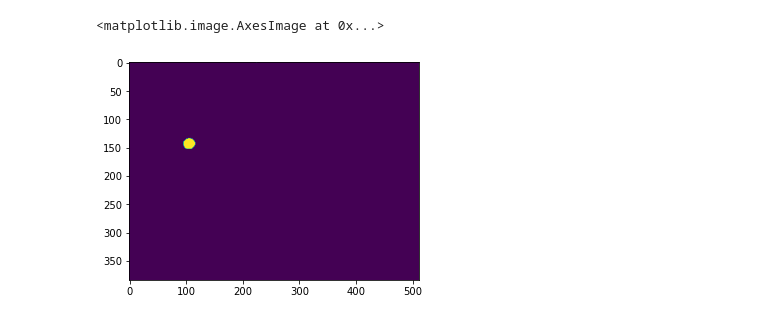
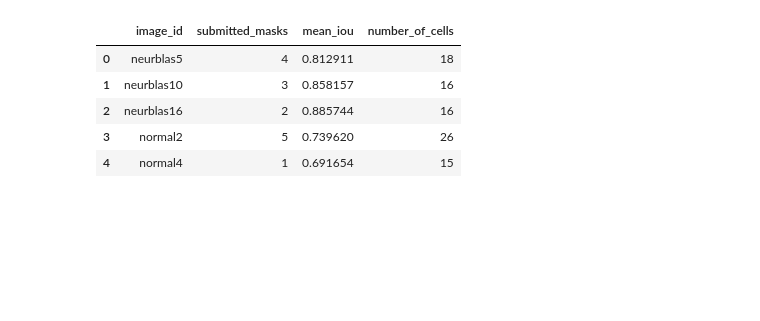
Before and after one commit to soupwaylee/masters-thesis-grabcut-cp-evaluation, a Jupyter notebook: mask_eval.ipynb, the cells around one changed output. Cells and saved outputs as stored; diff of their text form; code cells hidden in the pictures; blank space fills up the shorter version.

Commit message:
Compute mean IoU of participant masks for Kromp dataset images

```diff
--- a/mask_eval.ipynb
+++ b/mask_eval.ipynb
@@ -32,0 +75,19 @@ plt.imshow(df.iloc[0]['mask_np_arr'])
+# %%
+gt = np.load('kromp_gt.npz')
+
+neurblas5_gt = gt['neurblas5']
+neurblas10_gt = gt['neurblas10']
+neurblas16_gt = gt['neurblas16']
+normal2_gt = gt['normal2']
+normal4_gt = gt['normal4']
+# %%
+def compute_mean_iou_for_predictions(predictions, groundtruth):
+    i = np.logical_and(predictions, groundtruth)
+    u = np.logical_or(predictions, groundtruth)
+    return np.sum(i) / np.sum(u)
+# %%
+neurblas5_iou = compute_mean_iou_for_predictions(neurblas5_masks, neurblas5_gt)
+neurblas10_iou = compute_mean_iou_for_predictions(neurblas10_masks, neurblas10_gt)
+neurblas16_iou = compute_mean_iou_for_predictions(neurblas16_masks, neurblas16_gt)
+normal2_iou = compute_mean_iou_for_predictions(normal2_masks, normal2_gt)
+normal4_iou = compute_mean_iou_for_predictions(normal4_masks, normal4_gt)
@@ -32,0 +102,9 @@ plt.imshow(df.iloc[0]['mask_np_arr'])
+# %%
+overview = {
+    'image_id' : ['neurblas5', 'neurblas10', 'neurblas16', 'normal2', 'normal4'],
+    'submitted_masks': [len(neurblas5_masks), len(neurblas10_masks), len(neurblas16_masks),len(normal2_masks), len(normal4_masks)],
+    'mean_iou': [neurblas5_iou, neurblas10_iou, neurblas16_iou, normal2_iou, normal4_iou],
+    'number_of_cells': [NUMBER_OF_CELLS['Neuroblastoma_5'], NUMBER_OF_CELLS['Neuroblastoma_10'], NUMBER_OF_CELLS['Neuroblastoma_16'], NUMBER_OF_CELLS['Normal_2'], NUMBER_OF_CELLS['Normal_4']],
+}
+
+overview_df = pd.DataFrame(data=overview)
@@ -33,5 +131,12 @@ plt.imshow(df.iloc[0]['mask_np_arr'])
+# %%
+overview_df
+# %% [output]
+|  | image_id | submitted_masks | mean_iou | number_of_cells |
+| 0 | neurblas5 | 4 | 0.812911 | 18 |
+| 1 | neurblas10 | 3 | 0.858157 | 16 |
+| 2 | neurblas16 | 2 | 0.885744 | 16 |
+| 3 | normal2 | 5 | 0.739620 | 26 |
+| 4 | normal4 | 1 | 0.691654 | 15 |
 # %%
-plt.imshow(df.loc[df['id'] == '35175266-08d3-4fa9-b3eb-203d54b9f1bb', 'mask_np_arr'].values[0])
+#TODO boxplots for iou?
+# plt.imshow(masks_df.loc[masks_df['id'] == '35175266-08d3-4fa9-b3eb-203d54b9f1bb', 'mask_np_arr'].values[0])
-# %% [output]
-<matplotlib.image.AxesImage at 0x...>
-[figure, removed]
```
Also changed, not shown: parts of 14 cells of this notebook.
